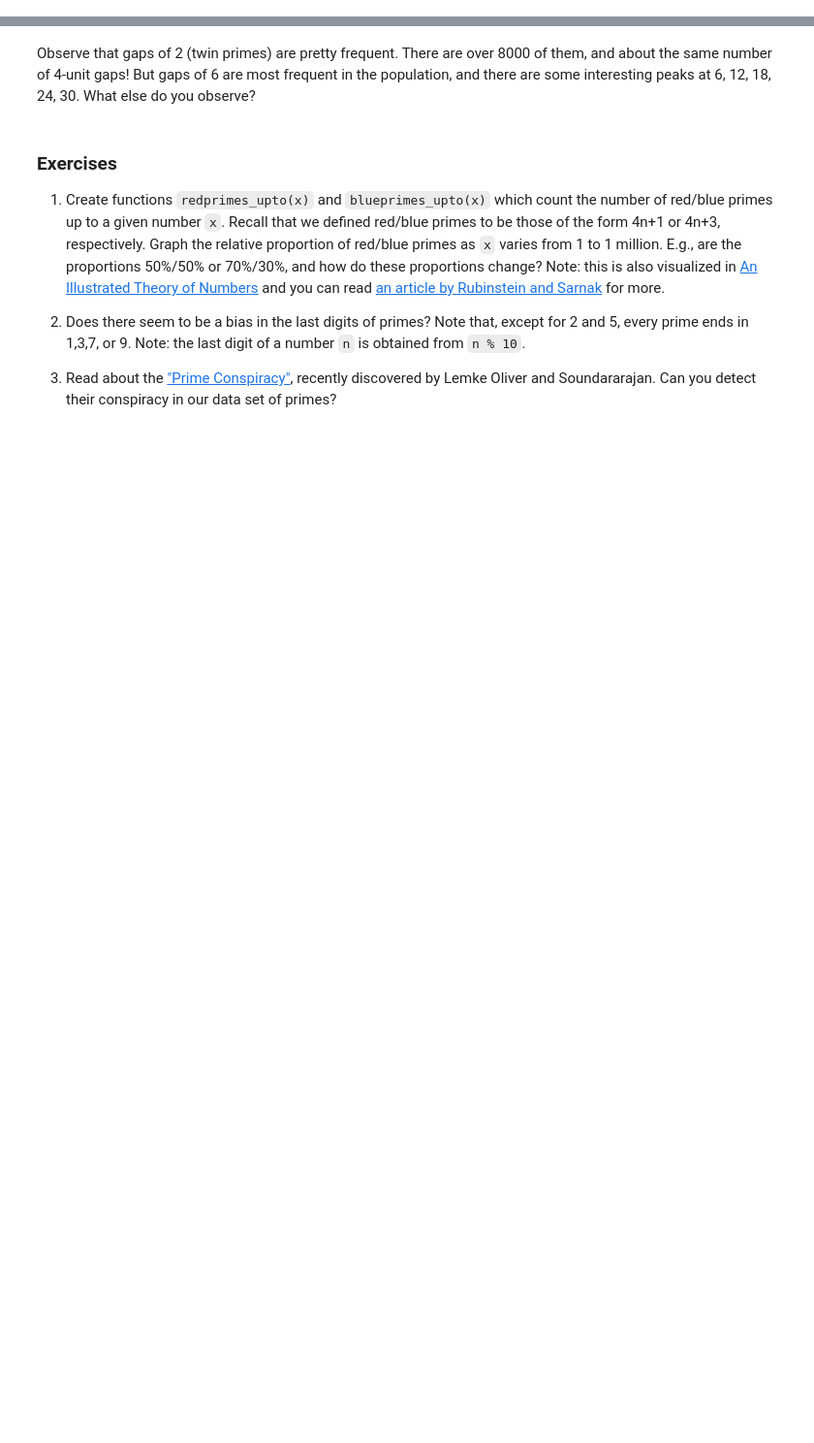
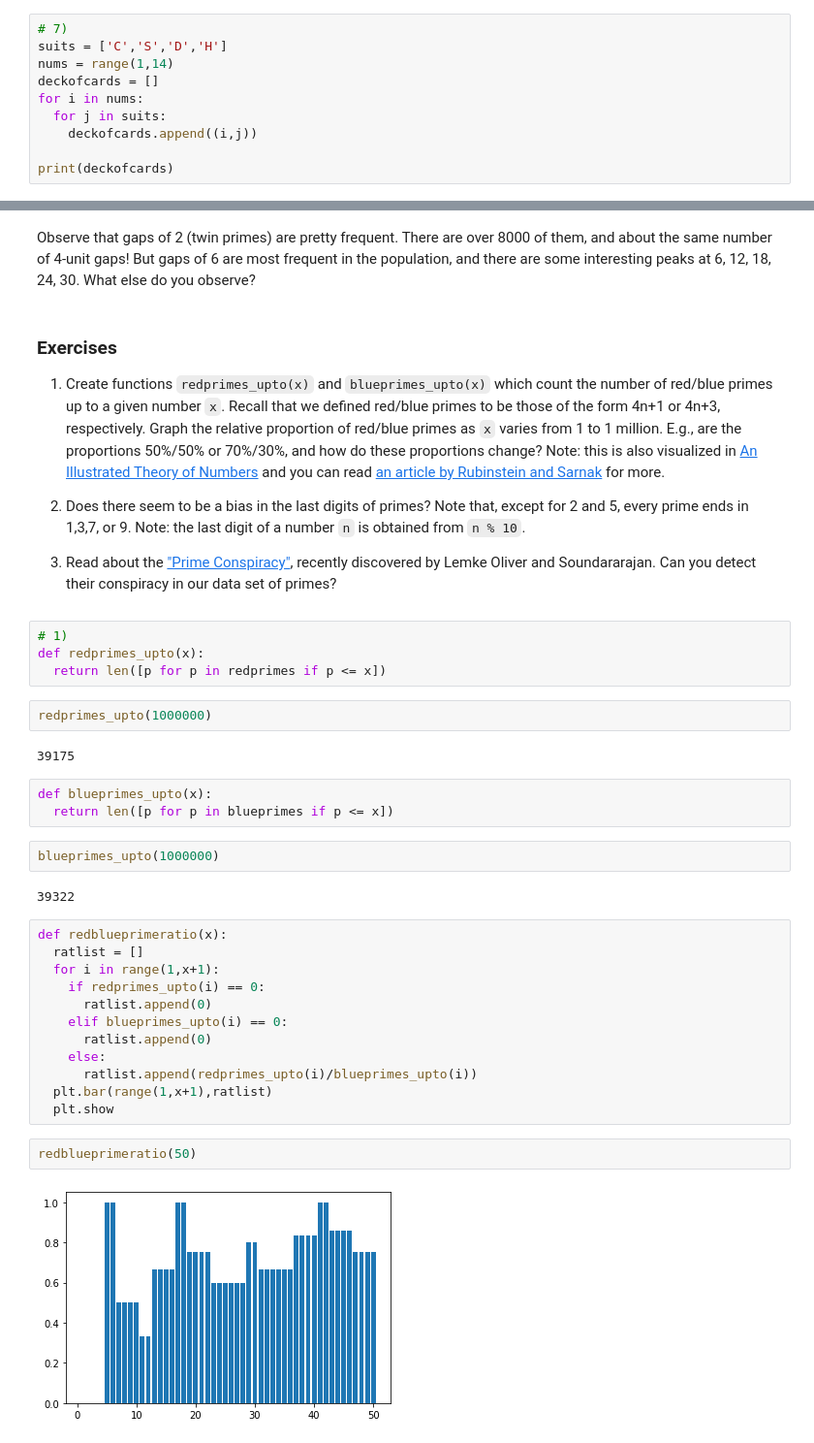
Before and after one commit to ebhayden/Math152, a Jupyter notebook: Copy_of_P4M_Notebook_3.ipynb, the cells around one changed output, grey strips where cells are left out. Shown: that part at 97% size. Saved outputs shown, nothing was run; the diff lists cells and outputs as text; blank space fills up the shorter version.

```diff
--- a/Copy_of_P4M_Notebook_3.ipynb
+++ b/Copy_of_P4M_Notebook_3.ipynb
@@ -323,0 +564,10 @@ print(L)
+# %%
+# 7)
+suits = ['C','S','D','H']
+nums = range(1,14)
+deckofcards = []
+for i in nums:
+  for j in suits:
+    deckofcards.append((i,j))
+
+print(deckofcards)
@@ -730,3 +1121,34 @@ Observe that gaps of 2 (twin primes) are pretty frequent.  There are over 8000 o
 2.  Does there seem to be a bias in the last digits of primes?  Note that, except for 2 and 5, every prime ends in 1,3,7, or 9.  Note: the last digit of a number `n` is obtained from `n % 10`.
 
 3.  Read about the ["Prime Conspiracy"](https://www.quantamagazine.org/mathematicians-discover-prime-conspiracy-20160313), recently discovered by Lemke Oliver and Soundararajan.  Can you detect their conspiracy in our data set of primes?
+# %%
+# 1)
+def redprimes_upto(x):
+  return len([p for p in redprimes if p <= x])
+# %%
+redprimes_upto(1000000)
+# %% [output]
+39175
+# %%
+def blueprimes_upto(x):
+  return len([p for p in blueprimes if p <= x])
+# %%
+blueprimes_upto(1000000)
+# %% [output]
+39322
+# %%
+def redblueprimeratio(x):
+  ratlist = []
+  for i in range(1,x+1):
+    if redprimes_upto(i) == 0:
+      ratlist.append(0)
+    elif blueprimes_upto(i) == 0:
+      ratlist.append(0)
+    else:
+      ratlist.append(redprimes_upto(i)/blueprimes_upto(i))
+  plt.bar(range(1,x+1),ratlist)
+  plt.show
+# %%
+redblueprimeratio(50)
+# %% [output]
+[figure, added]
```
Also changed, not shown: parts of 125 cells of this notebook.
